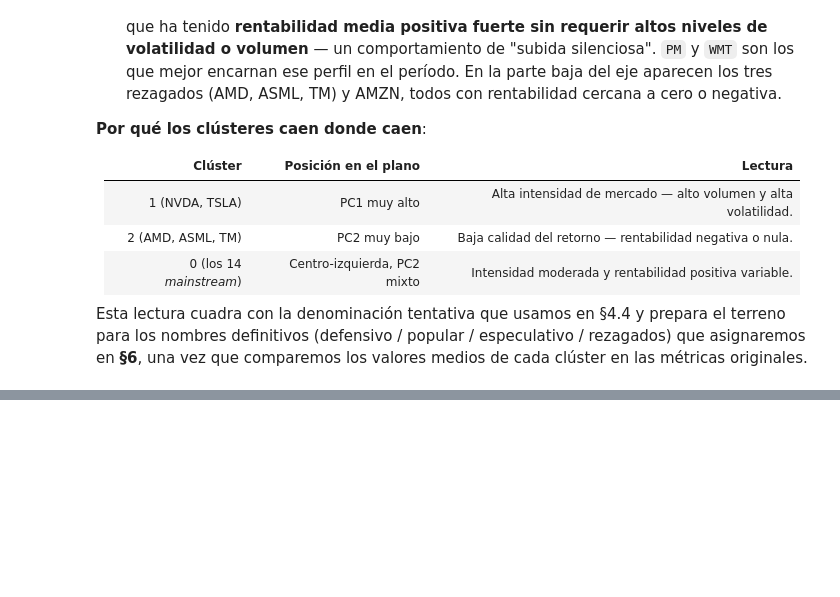
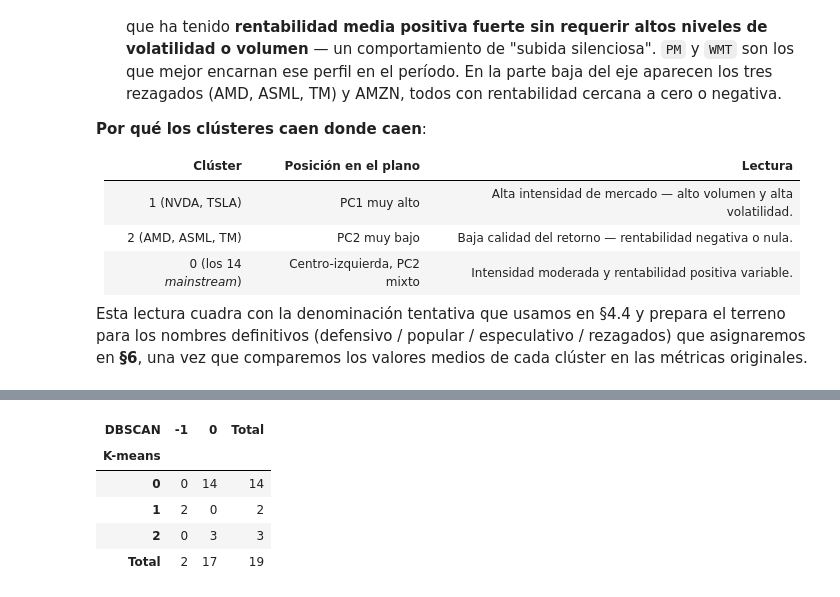
Before and after one commit to soteloashley1501-pixel/Proyecto-Final, a Jupyter notebook: Proyecto_final_ciencia_datos/proyecto_final_segmentacion_tickers.ipynb, the cells around one changed output, grey strips where cells are left out. Cells and saved outputs as stored; diff of their text form; code cells hidden in the pictures; blank space fills up the shorter version.

```diff
--- a/Proyecto_final_ciencia_datos/proyecto_final_segmentacion_tickers.ipynb
+++ b/Proyecto_final_ciencia_datos/proyecto_final_segmentacion_tickers.ipynb
@@ -1142,0 +1347,14 @@ métricas originales.
+# %%
+tabla_cruzada = pd.crosstab(
+    metricas_limpio["cluster_kmeans"],
+    metricas_limpio["cluster_dbscan"],
+    rownames=["K-means"], colnames=["DBSCAN"], margins=True, margins_name="Total",
+)
+tabla_cruzada
+# %% [output]
+| DBSCAN | -1 | 0 | Total |
+| K-means |  |  |  |
+| 0 | 0 | 14 | 14 |
+| 1 | 2 | 0 | 2 |
+| 2 | 0 | 3 | 3 |
+| Total | 2 | 17 | 19 |
```
Also changed, not shown: parts of 11 cells of this notebook.
